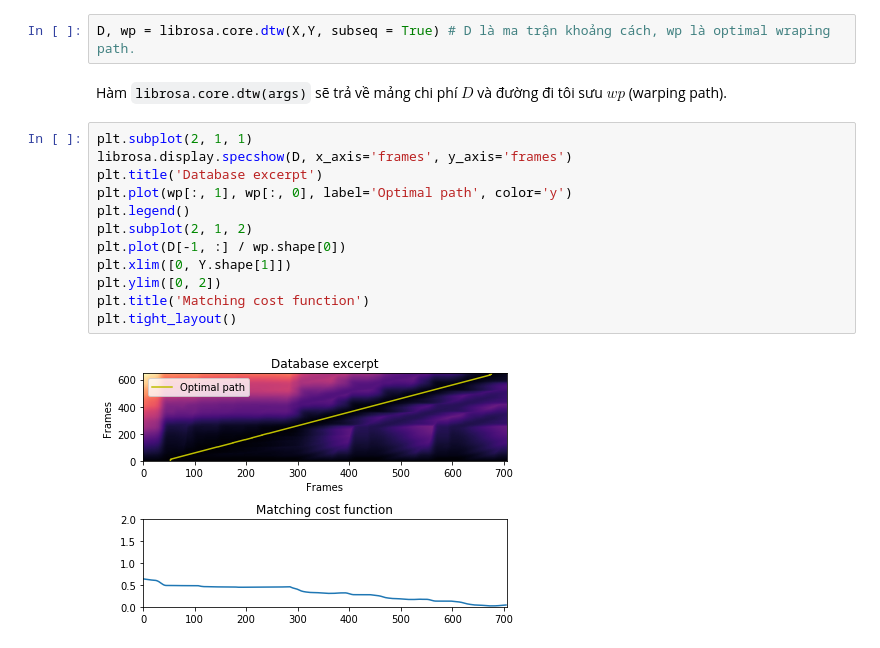
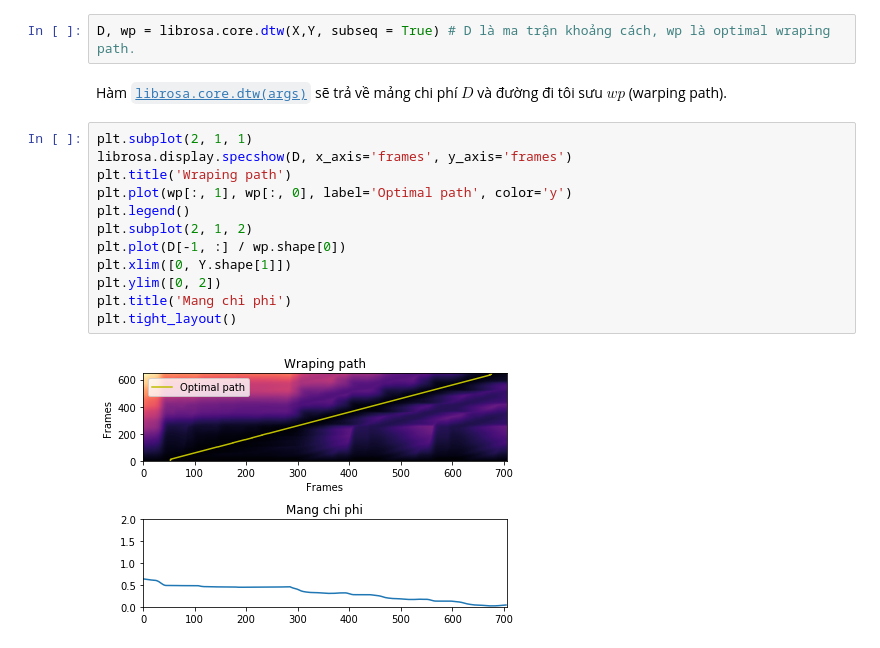
Before and after one commit to lumosnysm/INT3411-Speech-Processing, a Jupyter notebook: lab2/FFT-Tutorial.ipynb, the cells around one changed output. Cells and saved outputs as stored; diff of their text form.

```diff
--- a/lab2/FFT-Tutorial.ipynb
+++ b/lab2/FFT-Tutorial.ipynb
@@ -257,18 +257,18 @@ Sau khi có được 2 dãy đặc trưng `mfcc` X và Y như trên, chúng ta s
 # %%
 D, wp = librosa.core.dtw(X,Y, subseq = True) # D là ma trận khoảng cách, wp là optimal wraping path.
 # %% [markdown]
-Hàm `librosa.core.dtw(args)` sẽ trả về mảng chi phí $D$ và đường đi tôi sưu $wp$ (warping path).
+Hàm [`librosa.core.dtw(args)`](https://librosa.github.io/librosa/generated/librosa.core.dtw.html?highlight=dtw#librosa.core.dtw) sẽ trả về mảng chi phí $D$ và đường đi tôi sưu $wp$ (warping path).
 # %%
 plt.subplot(2, 1, 1)
 librosa.display.specshow(D, x_axis='frames', y_axis='frames')
-plt.title('Database excerpt')
+plt.title('Wraping path')
 plt.plot(wp[:, 1], wp[:, 0], label='Optimal path', color='y')
 plt.legend()
 plt.subplot(2, 1, 2)
 plt.plot(D[-1, :] / wp.shape[0])
 plt.xlim([0, Y.shape[1]])
 plt.ylim([0, 2])
-plt.title('Matching cost function')
+plt.title('Mang chi phi')
 plt.tight_layout()
 # %% [output]
-[figure, old version]
+[figure, new version]
```
Also changed, not shown: parts of 2 cells of this notebook.
